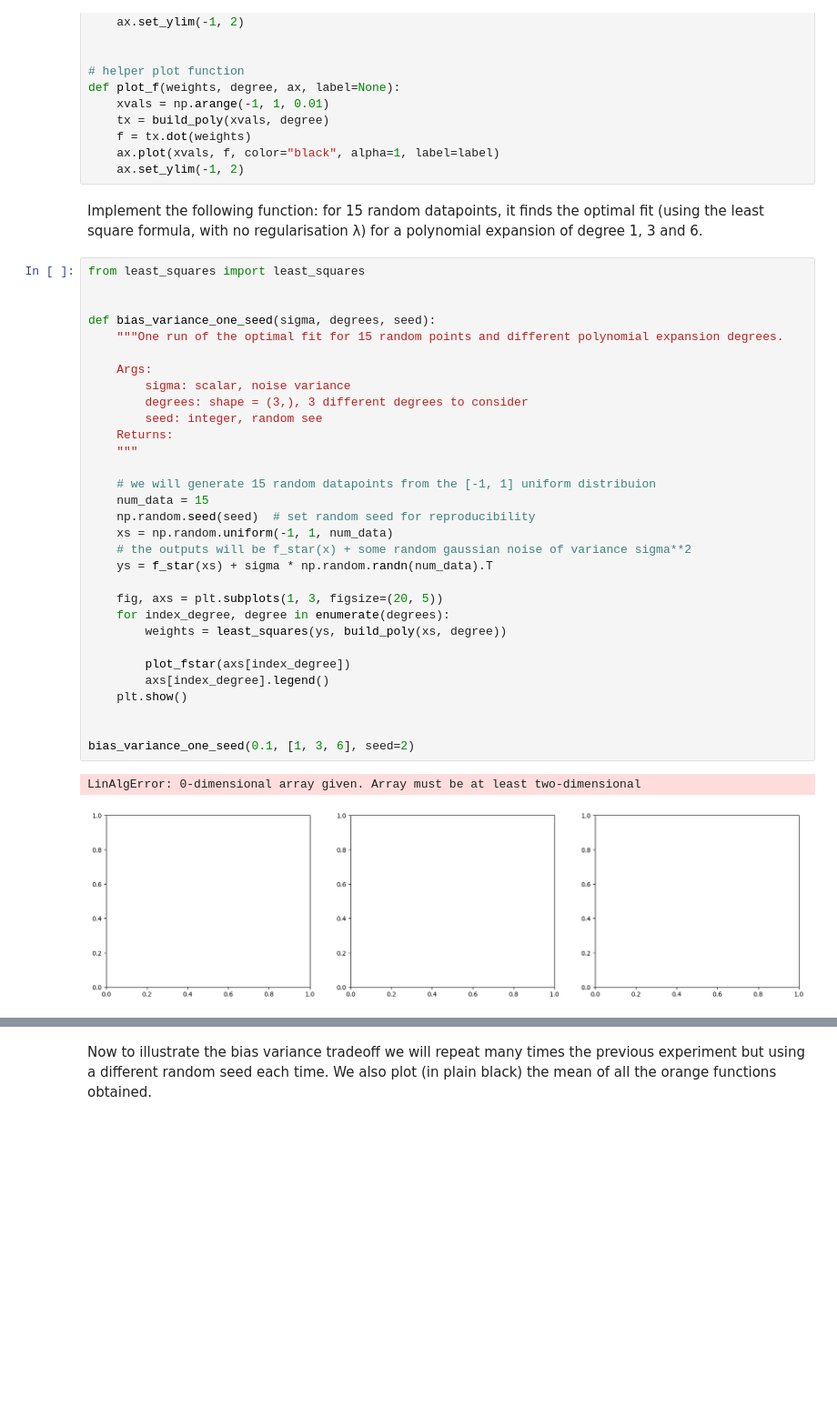
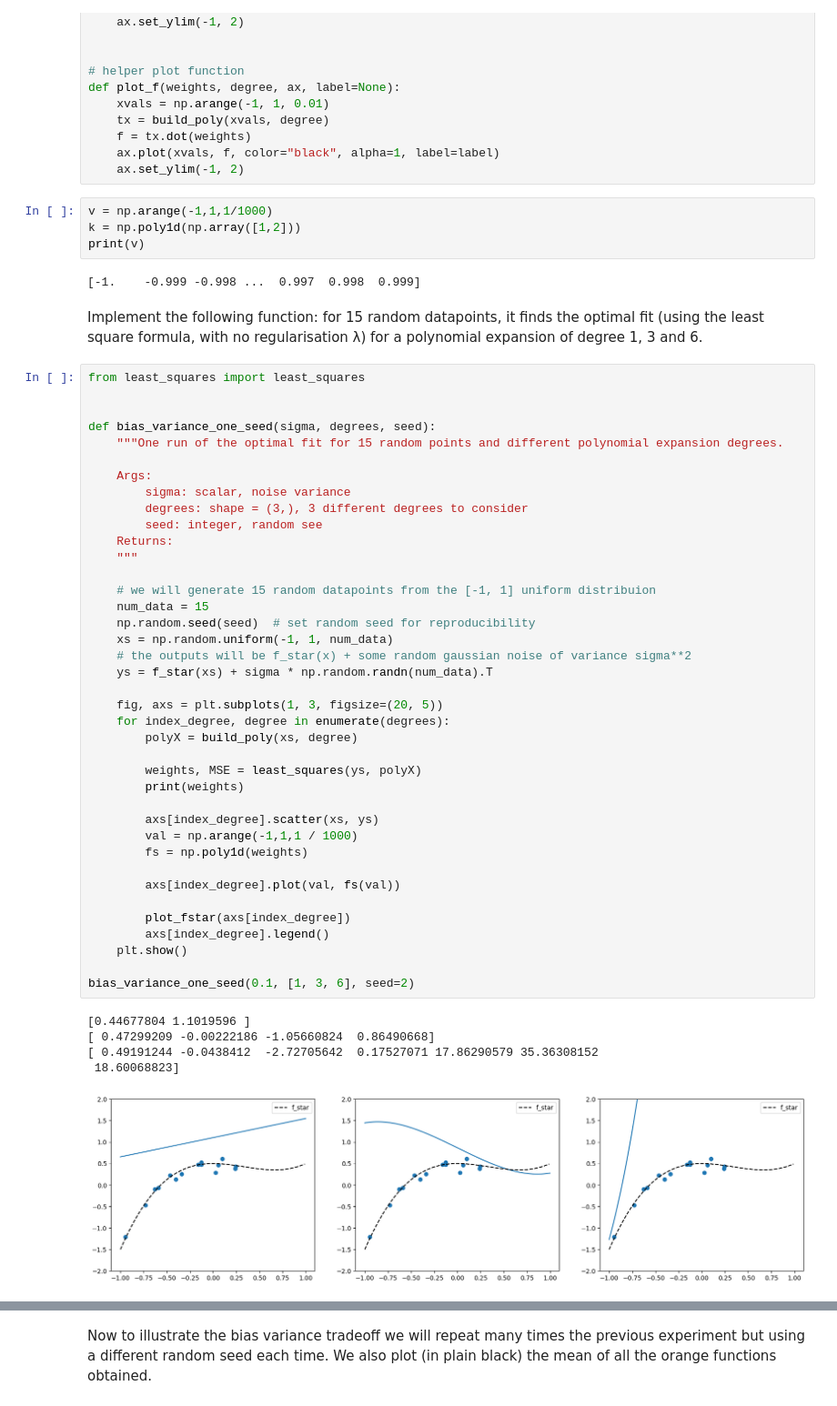
Before and after one commit to J-Grf/ML_course, a Jupyter notebook: labs/ex04/template/ex04_sol.ipynb, the cells around one changed output, grey strips where cells are left out. Shown: that part at 91% size. Cells and saved outputs as stored; diff of their text form; blank space fills up the shorter version.

```diff
--- a/labs/ex04/template/ex04_sol.ipynb
+++ b/labs/ex04/template/ex04_sol.ipynb
@@ -317,42 +314,59 @@ def plot_f(weights, degree, ax, label=None):
     f = tx.dot(weights)
     ax.plot(xvals, f, color="black", alpha=1, label=label)
     ax.set_ylim(-1, 2)
+# %%
+v = np.arange(-1,1,1/1000)
+k = np.poly1d(np.array([1,2]))
+print(v)
+# %% [output]
+[-1.    -0.999 -0.998 ...  0.997  0.998  0.999]
 # %% [markdown]
 Implement the following function: for 15 random datapoints, it finds the optimal fit (using the least square formula, with no regularisation λ) for a polynomial expansion of degree 1, 3 and 6.
 # %%
 from least_squares import least_squares
 
 
 def bias_variance_one_seed(sigma, degrees, seed):
     """One run of the optimal fit for 15 random points and different polynomial expansion degrees.
 
     Args:
         sigma: scalar, noise variance
         degrees: shape = (3,), 3 different degrees to consider
         seed: integer, random see
     Returns:
     """
 
     # we will generate 15 random datapoints from the [-1, 1] uniform distribuion
     num_data = 15
     np.random.seed(seed)  # set random seed for reproducibility
     xs = np.random.uniform(-1, 1, num_data)
     # the outputs will be f_star(x) + some random gaussian noise of variance sigma**2
     ys = f_star(xs) + sigma * np.random.randn(num_data).T
 
     fig, axs = plt.subplots(1, 3, figsize=(20, 5))
     for index_degree, degree in enumerate(degrees):
-        weights = least_squares(ys, build_poly(xs, degree))
+        polyX = build_poly(xs, degree)
+
+        weights, MSE = least_squares(ys, polyX)
+        print(weights)
+
+        axs[index_degree].scatter(xs, ys)
+        val = np.arange(-1,1,1 / 1000)
+        fs = np.poly1d(weights)
+
+        axs[index_degree].plot(val, fs(val))
 
         plot_fstar(axs[index_degree])
         axs[index_degree].legend()
     plt.show()
 
-
 bias_variance_one_seed(0.1, [1, 3, 6], seed=2)
 # %% [output]
-LinAlgError: 0-dimensional array given. Array must be at least two-dimensional
+[0.44677804 1.1019596 ]
+[ 0.47299209 -0.00222186 -1.05660824  0.86490668]
+[ 0.49191244 -0.0438412  -2.72705642  0.17527071 17.86290579 35.36308152
+ 18.60068823]
-[figure, old version]
+[figure, new version]
 # %% [markdown]
 Your output should ressemble (for seed = 2) to this:
 ![alt text](bias_variance_one_run.png)
```
Also changed, not shown: parts of 2 cells of this notebook.
